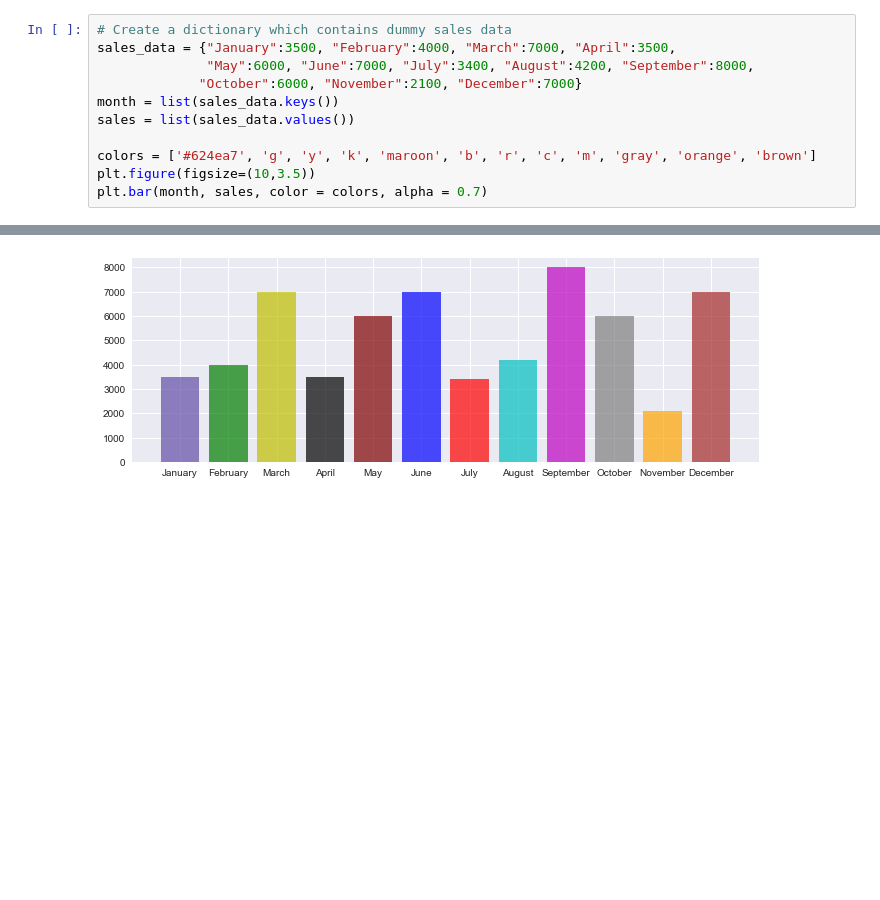
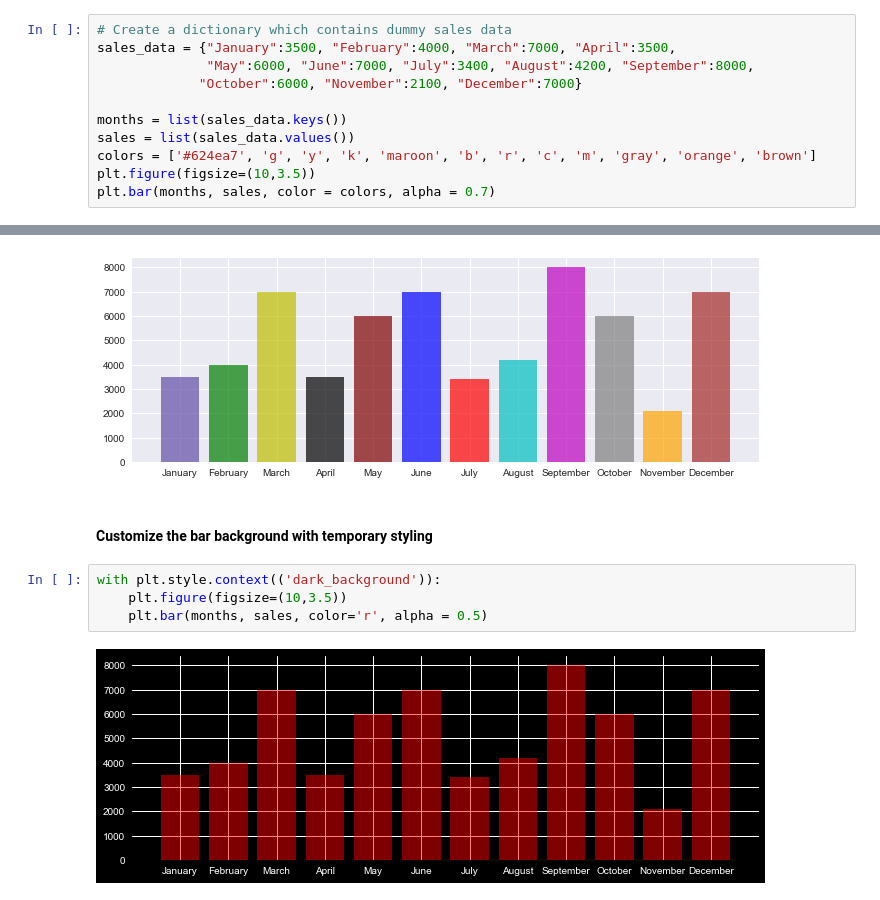
Before and after one commit to luckyp71/python_numpy_matplotlib, a Jupyter notebook: python_numpy_matplotlib.ipynb, the cells around one changed output, grey strips where cells are left out. Cells and saved outputs as stored; diff of their text form; blank space fills up the shorter version.

```diff
--- a/python_numpy_matplotlib.ipynb
+++ b/python_numpy_matplotlib.ipynb
@@ -169,12 +169,20 @@ plt.scatter(xdata, ydata, c=colors, alpha=0.7)
 sales_data = {"January":3500, "February":4000, "March":7000, "April":3500,
               "May":6000, "June":7000, "July":3400, "August":4200, "September":8000,
              "October":6000, "November":2100, "December":7000}
-month = list(sales_data.keys())
+
+months = list(sales_data.keys())
 sales = list(sales_data.values())
-
 colors = ['#624ea7', 'g', 'y', 'k', 'maroon', 'b', 'r', 'c', 'm', 'gray', 'orange', 'brown']
 plt.figure(figsize=(10,3.5))
-plt.bar(month, sales, color = colors, alpha = 0.7)
+plt.bar(months, sales, color = colors, alpha = 0.7)
 # %% [output]
 <BarContainer object of 12 artists>
 [figure]
+# %% [markdown]
+#### Customize the bar background with temporary styling
+# %%
+with plt.style.context(('dark_background')):
+    plt.figure(figsize=(10,3.5))
+    plt.bar(months, sales, color='r', alpha = 0.5)
+# %% [output]
+[figure, added]
```
Also changed, not shown: parts of 1 cell of this notebook.
